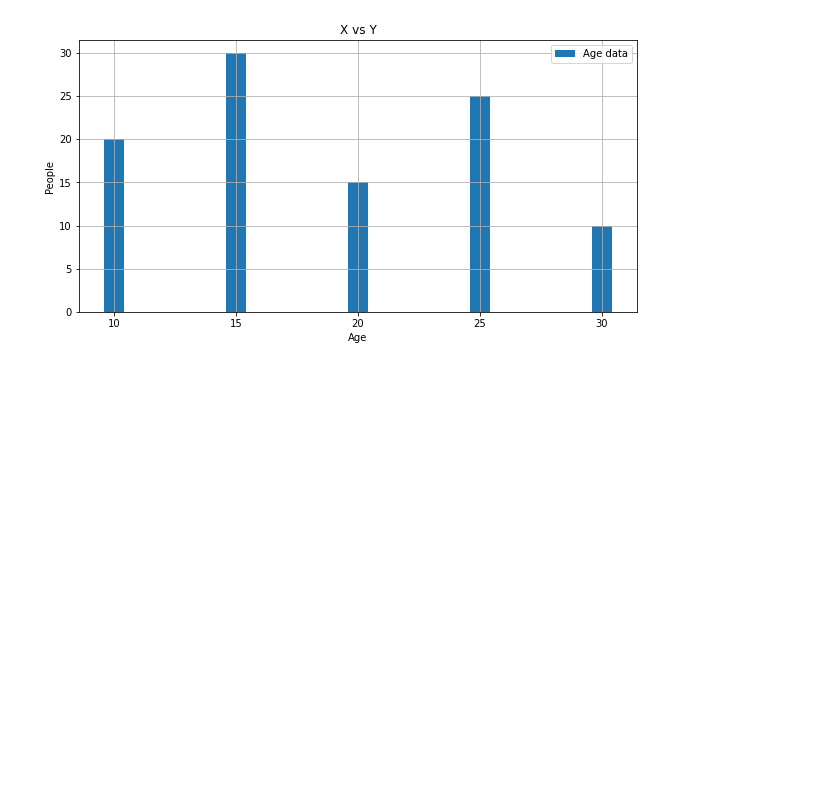
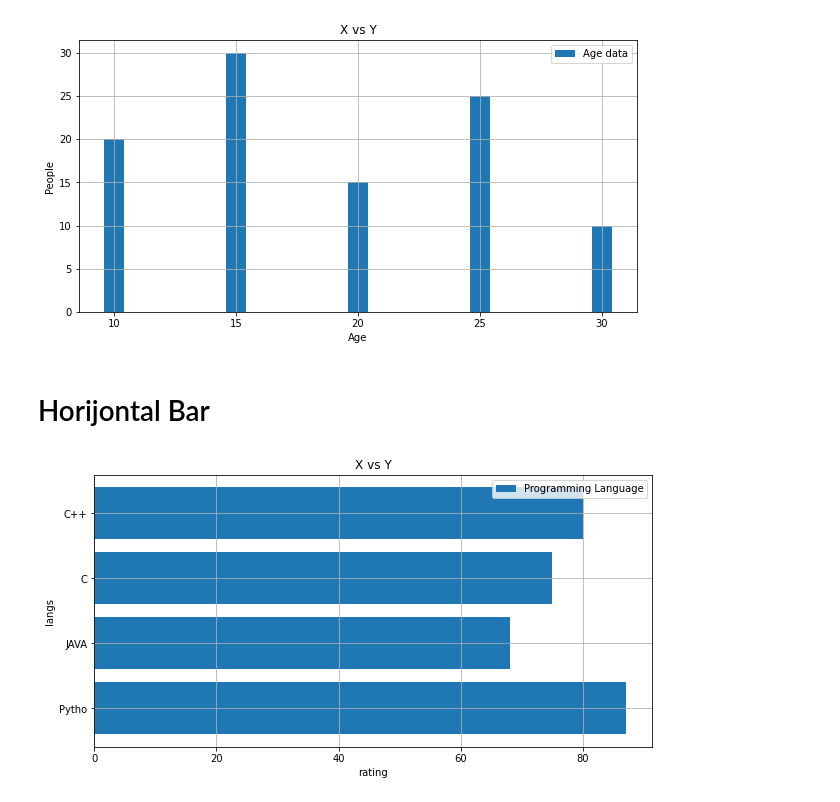
Before and after one commit to Rasel-25/Python, a Jupyter notebook: dataVisualization/eda.ipynb, the cells around one changed output. Cells and saved outputs as stored; diff of their text form; code cells hidden in the pictures; blank space fills up the shorter version.

```diff
--- a/dataVisualization/eda.ipynb
+++ b/dataVisualization/eda.ipynb
@@ -56,3 +56,21 @@ plt.grid(True)
 plt.show() #Display all open figures.
 # %% [output]
 [figure]
+# %% [markdown]
+# Horijontal Bar
+# %%
+# Bar chart
+langs=['Pytho','JAVA','C','C++']
+rating=[87,68,75,80]
+plt.figure(figsize=(10,5))
+plt.barh(langs,rating, label="Programming Language")
+
+plt.title('X vs Y')
+rating=[87,68,75,80]
+plt.xlabel("rating")
+plt.ylabel("langs")
+plt.legend() # recognize the label
+plt.grid(True)
+plt.show() #Display all open figures.
+# %% [output]
+[figure, added]
```
